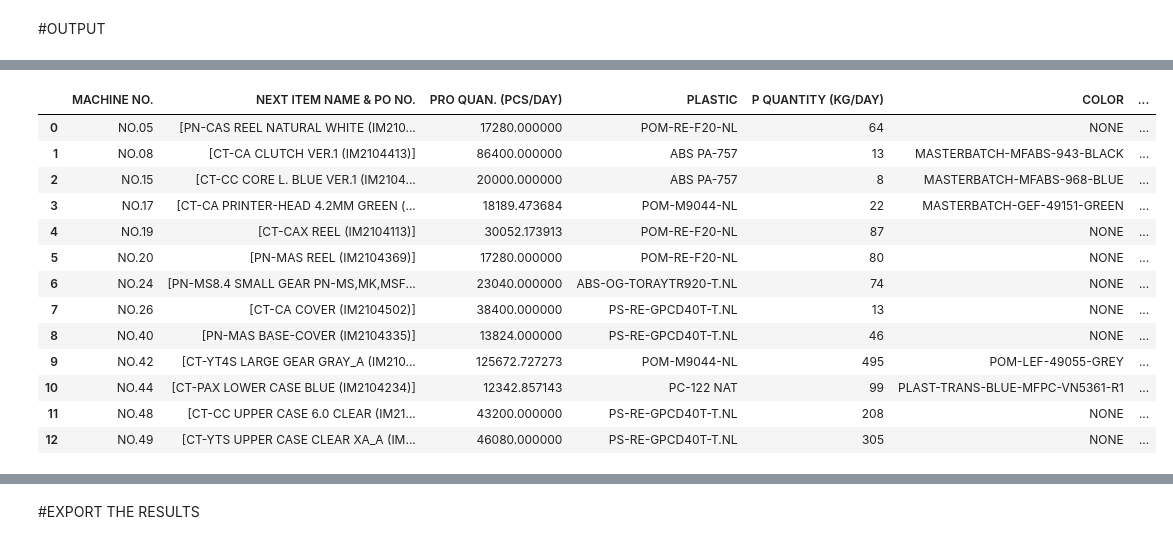
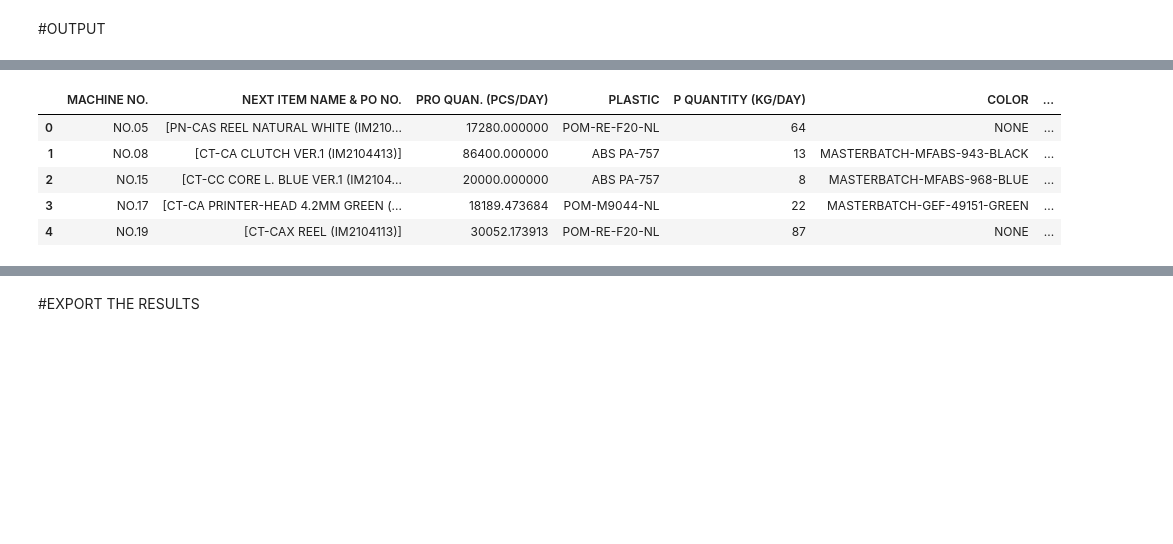
Before and after one commit to ThuyHaLE/ThuyHaLE, a Jupyter notebook: Recommendation_production_planning.ipynb, the cells around one changed output, grey strips where cells are left out. Saved outputs shown, nothing was run; the diff lists cells and outputs as text; code cells hidden in the pictures; blank space fills up the shorter version.

```diff
--- a/Recommendation_production_planning.ipynb
+++ b/Recommendation_production_planning.ipynb
@@ -933,20 +816,12 @@ plastic_plan_with_producing
 # %%
 #Pending_plastic_plan
-pending_plastic_plan
+pending_plastic_plan.head()
 # %% [output]
 |  | MACHINE NO. | NEXT ITEM NAME & PO NO. | PRO QUAN. (PCS/DAY) | PLASTIC | P QUANTITY (KG/DAY) | COLOR | ... |
 | 0 | NO.05 | [PN-CAS REEL NATURAL WHITE (IM210... | 17280.000000 | POM-RE-F20-NL | 64 | NONE | ... |
 | 1 | NO.08 | [CT-CA CLUTCH VER.1 (IM2104413)] | 86400.000000 | ABS PA-757 | 13 | MASTERBATCH-MFABS-943-BLACK | ... |
 | 2 | NO.15 | [CT-CC CORE L. BLUE VER.1 (IM2104... | 20000.000000 | ABS PA-757 | 8 | MASTERBATCH-MFABS-968-BLUE | ... |
 | 3 | NO.17 | [CT-CA PRINTER-HEAD 4.2MM GREEN (... | 18189.473684 | POM-M9044-NL | 22 | MASTERBATCH-GEF-49151-GREEN | ... |
 | 4 | NO.19 | [CT-CAX REEL (IM2104113)] | 30052.173913 | POM-RE-F20-NL | 87 | NONE | ... |
-| 5 | NO.20 | [PN-MAS REEL (IM2104369)] | 17280.000000 | POM-RE-F20-NL | 80 | NONE | ... |
-| 6 | NO.24 | [PN-MS8.4 SMALL GEAR PN-MS,MK,MSF... | 23040.000000 | ABS-OG-TORAYTR920-T.NL | 74 | NONE | ... |
-| 7 | NO.26 | [CT-CA COVER (IM2104502)] | 38400.000000 | PS-RE-GPCD40T-T.NL | 13 | NONE | ... |
-| 8 | NO.40 | [PN-MAS BASE-COVER (IM2104335)] | 13824.000000 | PS-RE-GPCD40T-T.NL | 46 | NONE | ... |
-| 9 | NO.42 | [CT-YT4S LARGE GEAR GRAY_A (IM210... | 125672.727273 | POM-M9044-NL | 495 | POM-LEF-49055-GREY | ... |
-| 10 | NO.44 | [CT-PAX LOWER CASE BLUE (IM2104234)] | 12342.857143 | PC-122 NAT | 99 | PLAST-TRANS-BLUE-MFPC-VN5361-R1 | ... |
-| 11 | NO.48 | [CT-CC UPPER CASE 6.0 CLEAR (IM21... | 43200.000000 | PS-RE-GPCD40T-T.NL | 208 | NONE | ... |
-| 12 | NO.49 | [CT-YTS UPPER CASE CLEAR XA_A (IM... | 46080.000000 | PS-RE-GPCD40T-T.NL | 305 | NONE | ... |
 # %%
 #Require_2_molds_list
```
Also changed, not shown: parts of 12 cells of this notebook.
